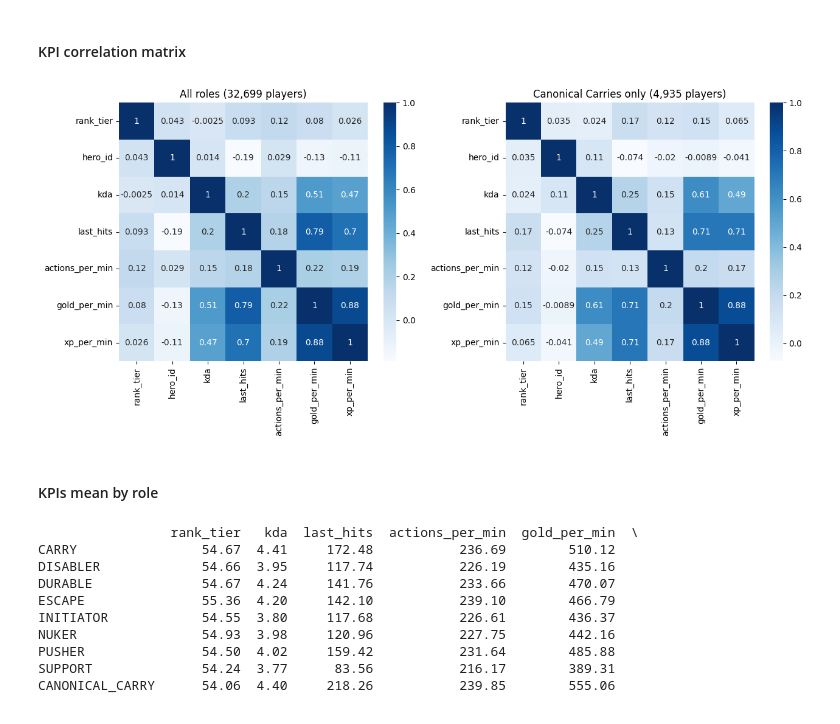
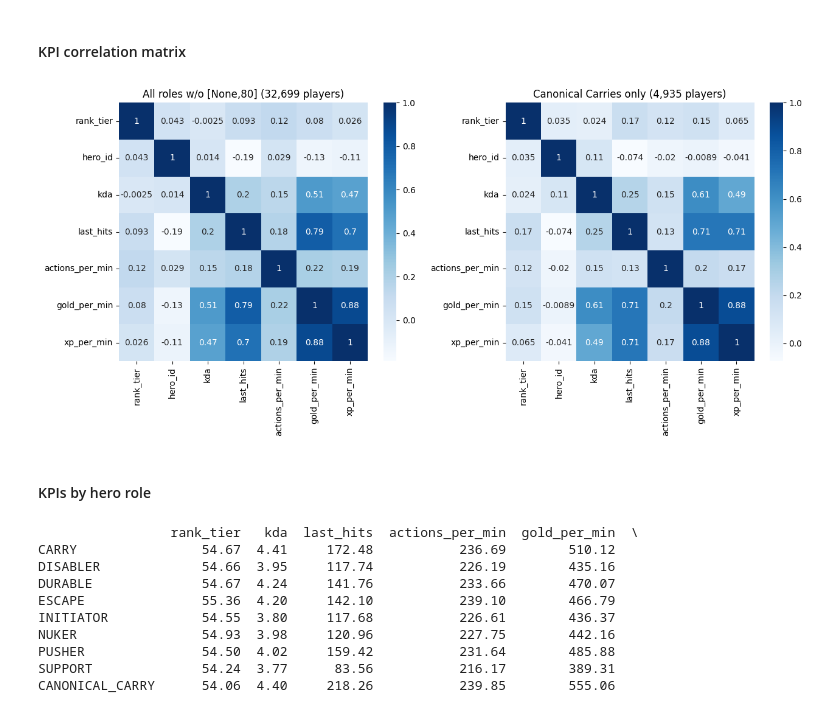
Before and after one commit to batukav/mmr-predictor, a Jupyter notebook: src/mongo_match_eda.ipynb, the cells around one changed output. Drawn from its saved outputs; the diff is of its cells as text; code cells hidden in the pictures.

```diff
--- a/src/mongo_match_eda.ipynb
+++ b/src/mongo_match_eda.ipynb
@@ -309,22 +403,22 @@ df_cc = dapi.get_kpis_by_role(col, dapi.Role.CANONICAL_CARRY)
 # %%
 fig, axes = plt.subplots(nrows=1, ncols=2, figsize=(13, 6))
 
 # Compute correlation matrix for df1 and plot it on the first subplot
 matrix1 = df_any.corr()
 sns.heatmap(matrix1, annot=True, cmap='Blues', ax=axes[0])
-axes[0].set_title(f'All roles ({len(df_any):,} players)')
+axes[0].set_title(f'All roles w/o [None,80] ({len(df_any):,} players)')
 
 # Compute correlation matrix for df2 and plot it on the second subplot
 matrix2 = df_cc.corr()
 sns.heatmap(matrix2, annot=True, cmap='Blues', ax=axes[1])
 axes[1].set_title(f'Canonical Carries only ({len(df_cc):,} players)')
 
 plt.tight_layout()  # Adjust subplots to fit into the figure area
 plt.show()
 # %% [output]
-[figure, old version]
+[figure, new version]
 # %% [markdown]
-#### KPIs mean by role
+#### KPIs by hero role
 # %%
 # get stats summary for each role
 # CAVE: One hero can have multiple roles
```
Also changed, not shown: parts of 16 cells of this notebook.
